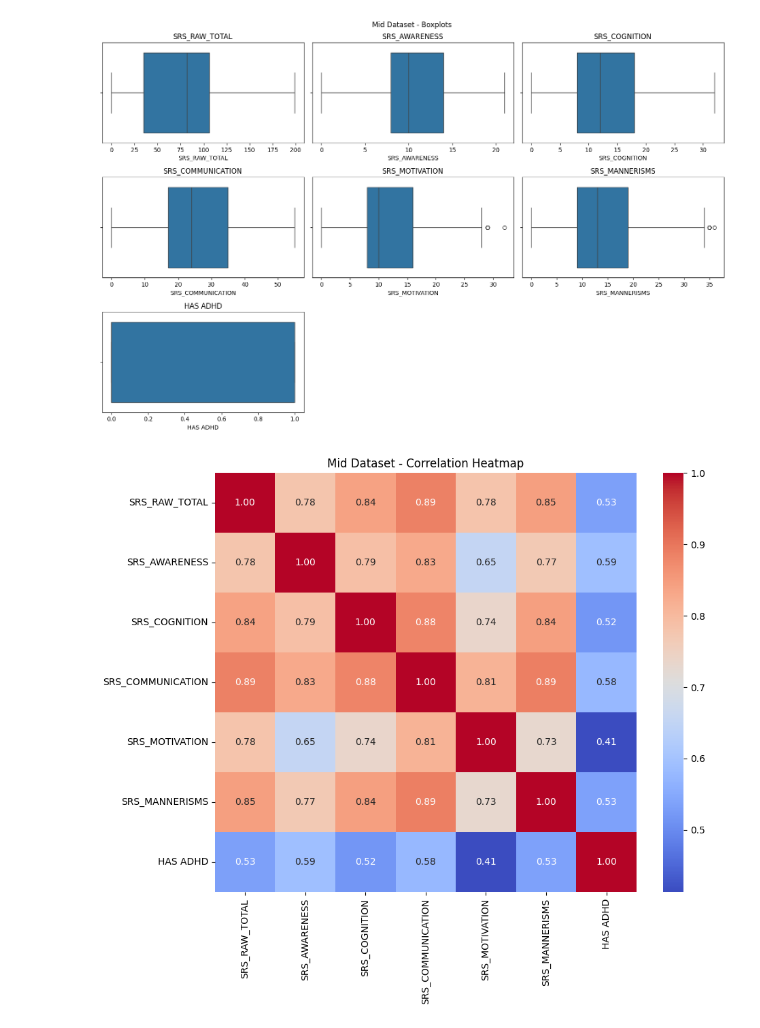
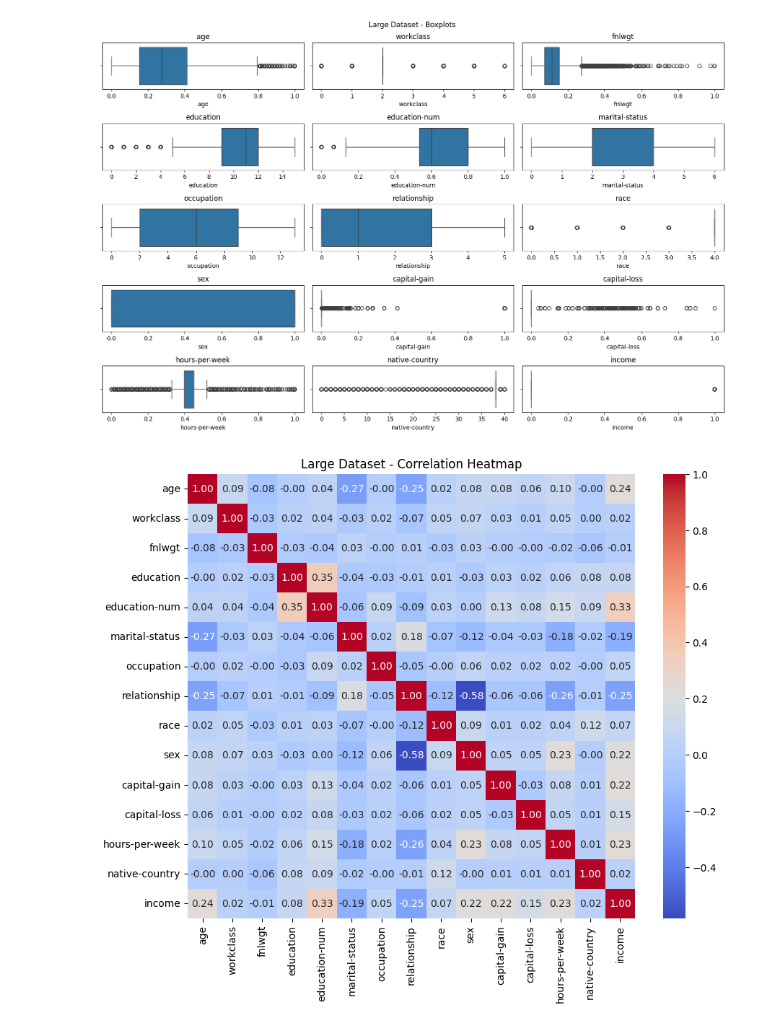
Before and after one commit to Kjdc24/QSVM, a Jupyter notebook: Codes/EDA.ipynb, the cells around one changed output. Drawn from its saved outputs; the diff is of its cells as text; code cells hidden in the pictures.

```diff
--- a/EDA.ipynb
+++ b/Codes/EDA.ipynb
@@ -5,6 +5,7 @@ import matplotlib.pyplot as plt
 import seaborn as sns
 
 # Load the datasets
+df_large = pd.read_csv('Processed_Adult.csv')
 df_mid = pd.read_csv('MLsheet - SRSno-avg.csv')
 df_small = pd.read_csv('Heart Prediction Quantum Dataset.csv')
 
@@ -71,6 +72,7 @@ def run_eda(df, name):
         plt.show()
 
 # Run EDA for both datasets
+run_eda(df_large, "Large Dataset")
 run_eda(df_mid, "Mid Dataset")
 run_eda(df_small, "Small Dataset")
 # %% [output]
@@ -95,2 +97,2 @@ Categorical Value Counts:
-[figure, old version]
+[figure, new version]
-[figure, old version]
+[figure, new version]
```
Also changed, not shown: parts of 1 cell of this notebook, 27 other files.
